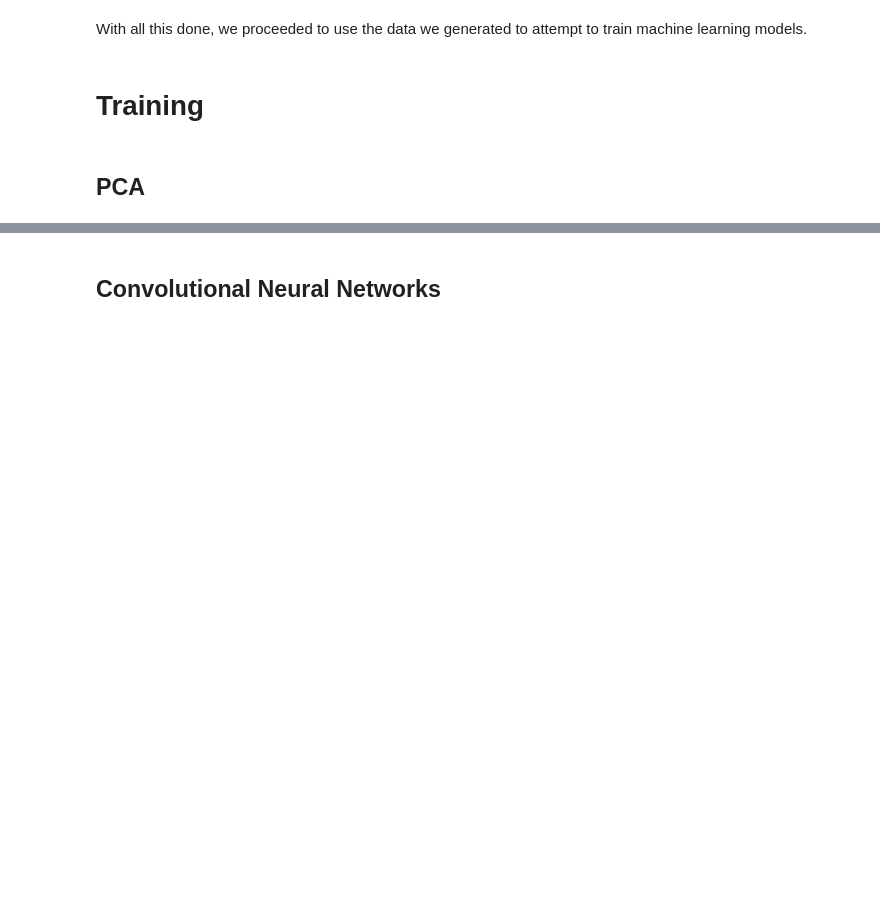
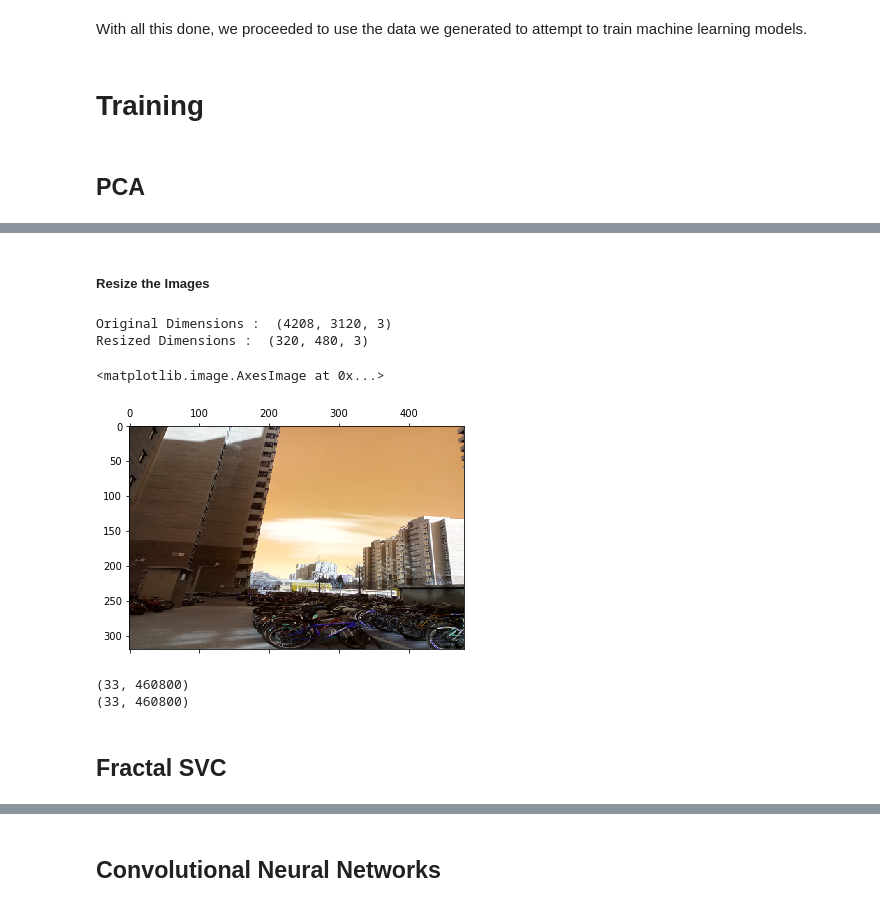
Before and after one commit to CMSE202-s20-003-ImageAnalysis/Project, a Jupyter notebook: Notebook.ipynb, the cells around one changed output, grey strips where cells are left out. Cells and saved outputs as stored; diff of their text form; code cells hidden in the pictures; blank space fills up the shorter version.

```diff
--- a/Notebook.ipynb
+++ b/Notebook.ipynb
@@ -190,0 +221,23 @@ With all this done, we proceeded to use the data we generated to attempt to trai
+# %% [markdown]
+##### Resize the Images
+# %%
+import cv2
+
+img = cv2.imread(images[3], cv2.IMREAD_UNCHANGED)
+
+print('Original Dimensions : ',img.shape)
+
+width = 480
+height = 320
+dim = (width, height)
+# resize image
+resized = cv2.resize(img, dim, interpolation = cv2.INTER_AREA)
+
+print('Resized Dimensions : ',resized.shape)
+
+plt.matshow(resized)
+# %% [output]
+Original Dimensions :  (4208, 3120, 3)
+Resized Dimensions :  (320, 480, 3)
+<matplotlib.image.AxesImage at 0x...>
+[figure, added]
@@ -190,0 +272,6 @@ With all this done, we proceeded to use the data we generated to attempt to trai
+# %%
+print(fractal_matrices.shape)
+print(image_matrices.shape)
+# %% [output]
+(33, 460800)
+(33, 460800)
@@ -190,0 +284,2 @@ With all this done, we proceeded to use the data we generated to attempt to trai
+# %% [markdown]
+## Fractal SVC
```
Also changed, not shown: parts of 27 cells of this notebook, 1 other file.
